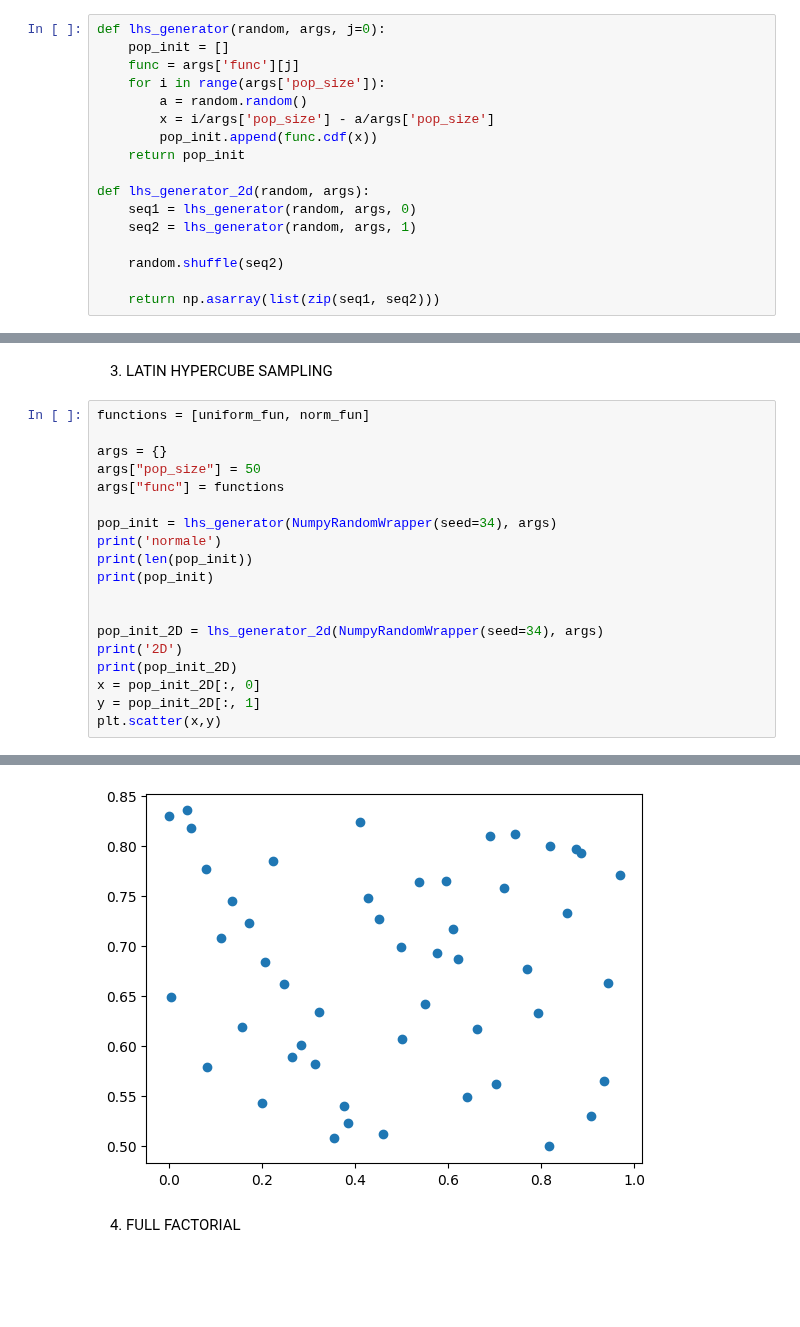
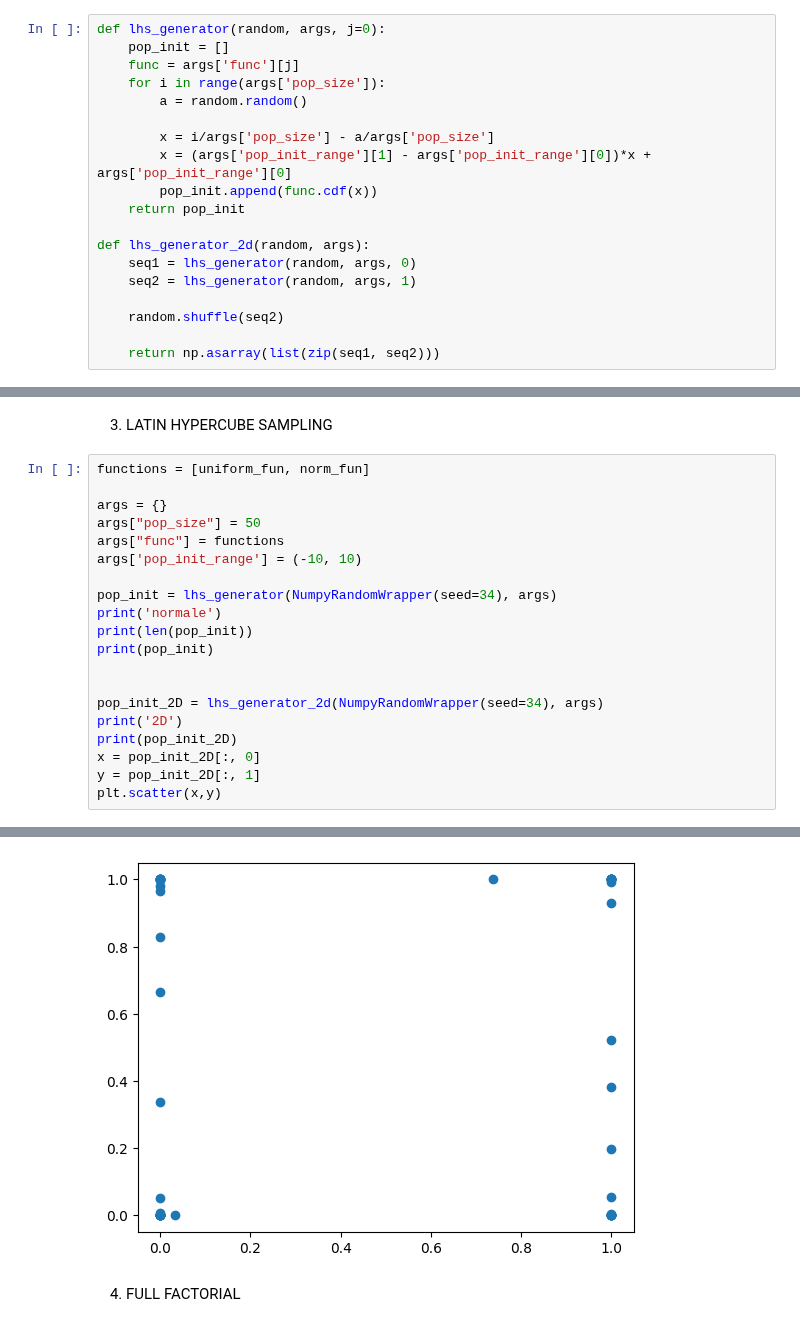
Before and after one commit to CarlottaGiacchetta/lab_optimizationTechniques, a Jupyter notebook: lab9/optimtech_lab9.ipynb, the cells around one changed output, grey strips where cells are left out. Cells and saved outputs as stored; diff of their text form; blank space fills up the shorter version.

```diff
--- a/lab9/optimtech_lab9.ipynb
+++ b/lab9/optimtech_lab9.ipynb
@@ -370,7 +381,9 @@ def lhs_generator(random, args, j=0):
     func = args['func'][j]
     for i in range(args['pop_size']):
         a = random.random()
+
         x = i/args['pop_size'] - a/args['pop_size']
+        x = (args['pop_init_range'][1] - args['pop_init_range'][0])*x + args['pop_init_range'][0]
         pop_init.append(func.cdf(x))
     return pop_init
 
@@ -477,6 +493,7 @@ functions = [uniform_fun, norm_fun]
 args = {}
 args["pop_size"] = 50
 args["func"] = functions
+args['pop_init_range'] = (-10, 10)
 
 pop_init = lhs_generator(NumpyRandomWrapper(seed=34), args)
 print('normale')
@@ -511,5 +528,5 @@ normale
 <matplotlib.collections.PathCollection at 0x...>
-[figure, old version]
+[figure, new version]
 # %% [markdown]
 4. FULL FACTORIAL
 # %%
```
Also changed, not shown: parts of 7 cells of this notebook.
